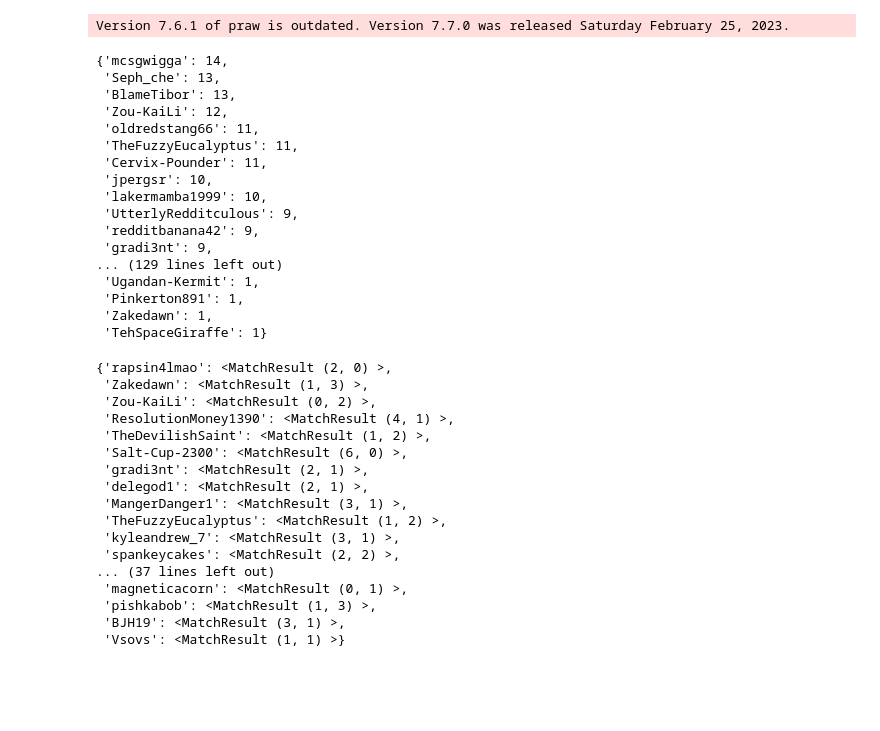
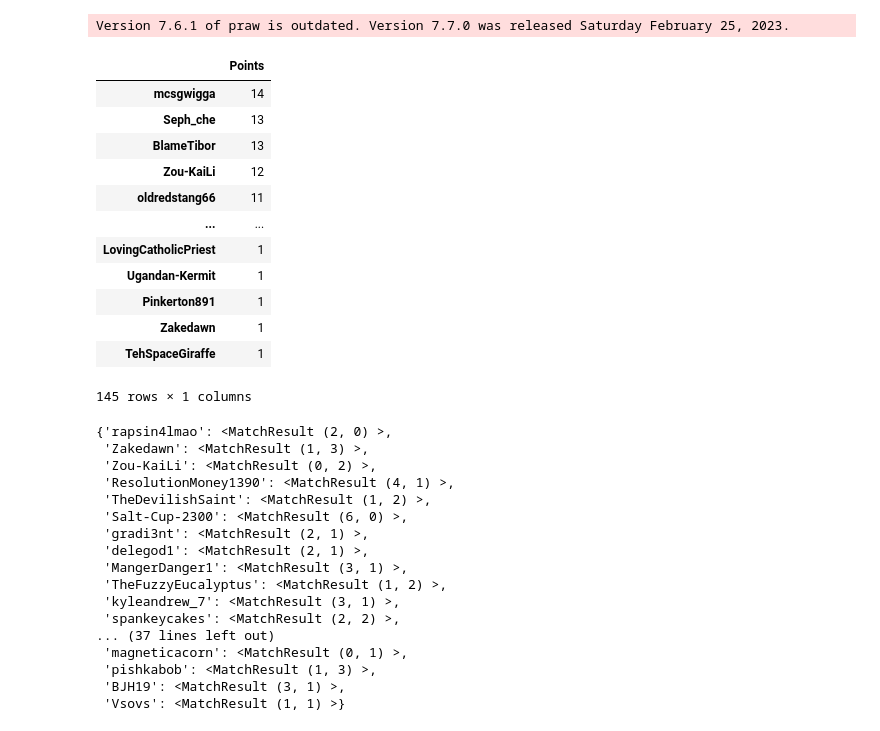
Before and after one commit to julianirwin/predthread, a Jupyter notebook: examples/testing.ipynb, the cells around one changed output. Cells and saved outputs as stored; diff of their text form; code cells hidden in the pictures; blank space fills up the shorter version.

```diff
--- a/examples/testing.ipynb
+++ b/examples/testing.ipynb
@@ -34,26 +34,22 @@ conditions = (
     pt.comment_filters.comment_created_before(lineups_posted_time)
 )
 predictions = pt.get_predictions(thread, comment_localtime_cutoff=lineups_posted_time)
-# %%
-standings
-# %% [output]
-{'mcsgwigga': 14,
- 'Seph_che': 13,
- 'BlameTibor': 13,
- 'Zou-KaiLi': 12,
- 'oldredstang66': 11,
- 'TheFuzzyEucalyptus': 11,
- 'Cervix-Pounder': 11,
- 'jpergsr': 10,
- 'lakermamba1999': 10,
- 'UtterlyRedditculous': 9,
- 'redditbanana42': 9,
- 'gradi3nt': 9,
-... (129 lines left out)
- 'Ugandan-Kermit': 1,
- 'Pinkerton891': 1,
- 'Zakedawn': 1,
- 'TehSpaceGiraffe': 1}
+# %%
+pd.DataFrame.from_dict(standings, orient="Index", columns=["Points"])
+# %% [output]
+|  | Points |
+| mcsgwigga | 14 |
+| Seph_che | 13 |
+| BlameTibor | 13 |
+| Zou-KaiLi | 12 |
+| oldredstang66 | 11 |
+| ... | ... |
+| LovingCatholicPriest | 1 |
+| Ugandan-Kermit | 1 |
+| Pinkerton891 | 1 |
+| Zakedawn | 1 |
+| TehSpaceGiraffe | 1 |
+145 rows × 1 columns
 # %%
 predictions
 # %% [output]
```
